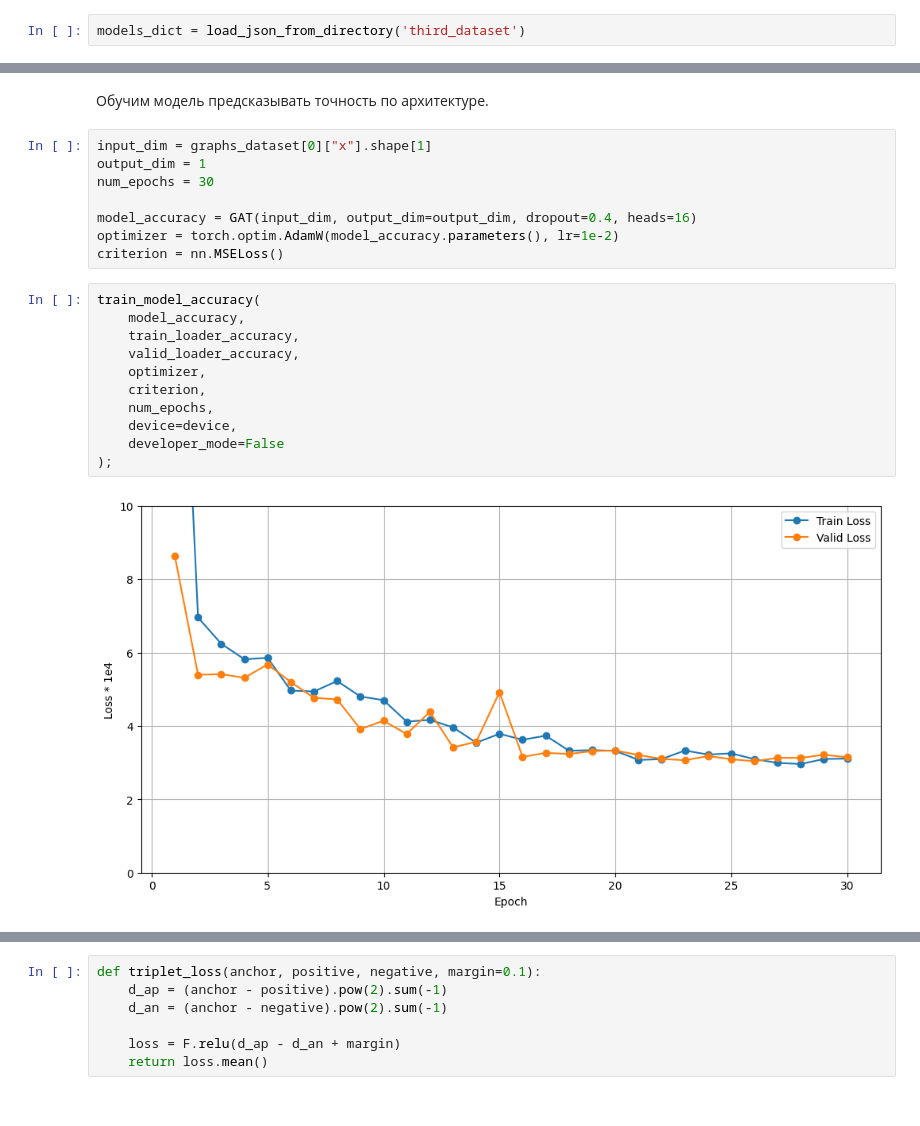
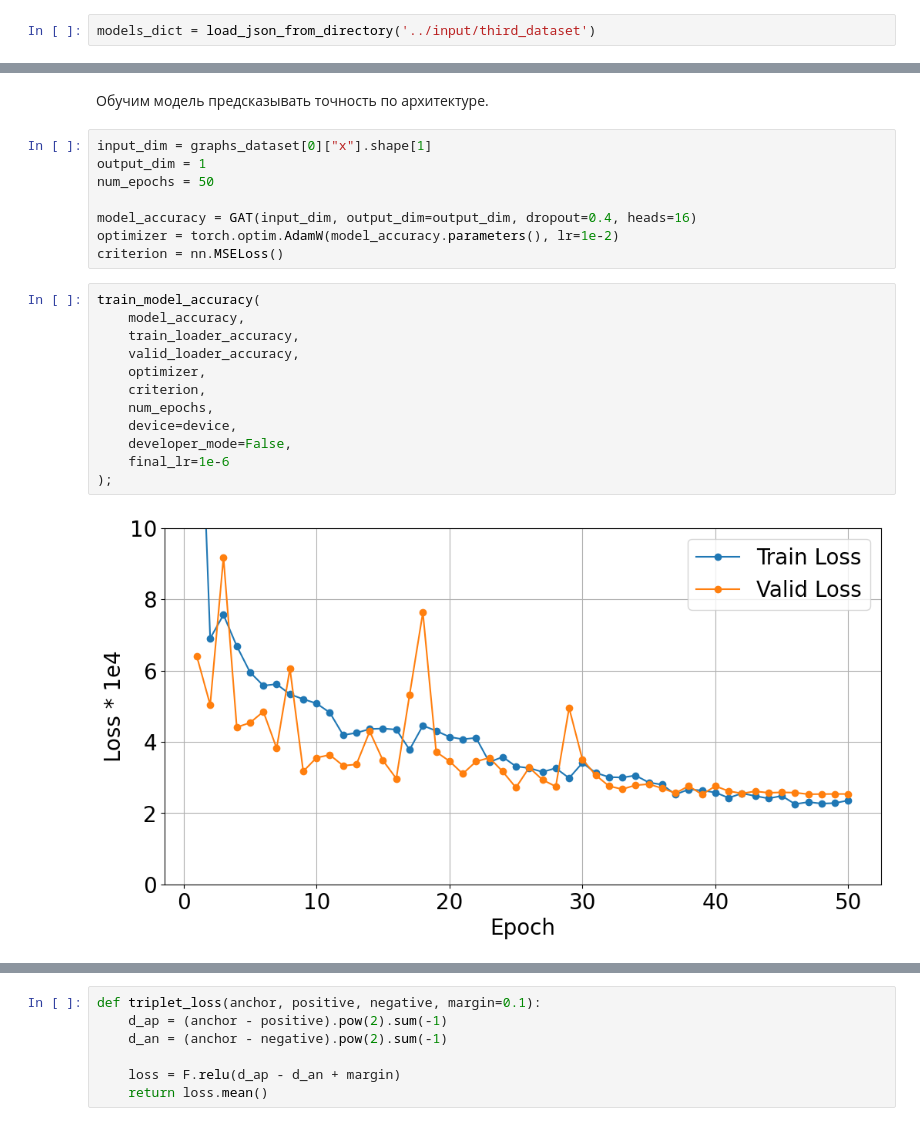
Before and after one commit to intsystems/predicator-function-for-neural-networks, a Jupyter notebook: code/gcn-training.ipynb, the cells around one changed output, grey strips where cells are left out. Saved outputs shown, nothing was run; the diff lists cells and outputs as text.

```diff
--- a/code/gcn-training.ipynb
+++ b/code/gcn-training.ipynb
@@ -106,7 +106,7 @@ def load_json_from_directory(directory_path):
                         print(f"Error decoding JSON from file {file_path}: {e}")
     return json_data
 # %%
-models_dict = load_json_from_directory('third_dataset')
+models_dict = load_json_from_directory('../input/third_dataset')
 # %% [markdown]
 Посмотрю как распределена точность моделей
 # %%
@@ -356,7 +355,7 @@ valid_loader_accuracy = DataLoader(
 # %%
 input_dim = graphs_dataset[0]["x"].shape[1]
 output_dim = 1
-num_epochs = 30
+num_epochs = 50
 
 model_accuracy = GAT(input_dim, output_dim=output_dim, dropout=0.4, heads=16)
 optimizer = torch.optim.AdamW(model_accuracy.parameters(), lr=1e-2)
@@ -364,13 +363,14 @@ criterion = nn.MSELoss()
 # %%
 train_model_accuracy(
     model_accuracy,
     train_loader_accuracy,
     valid_loader_accuracy,
     optimizer,
     criterion,
     num_epochs,
     device=device,
-    developer_mode=False
+    developer_mode=False,
+    final_lr=1e-6
 );
 # %% [output]
-[figure, old version]
+[figure, new version]
```
Also changed, not shown: parts of 12 cells of this notebook, 9 other files.
